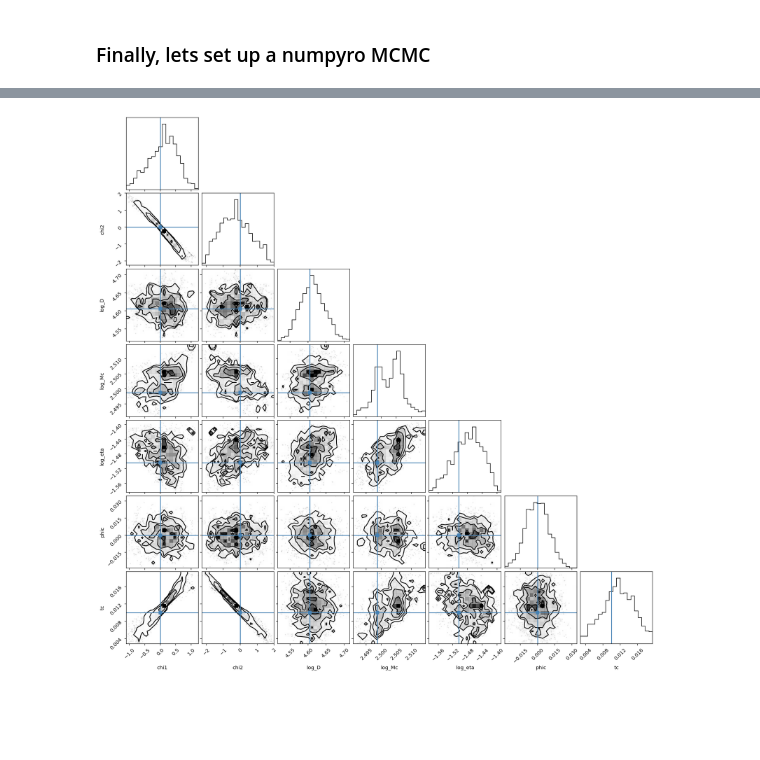
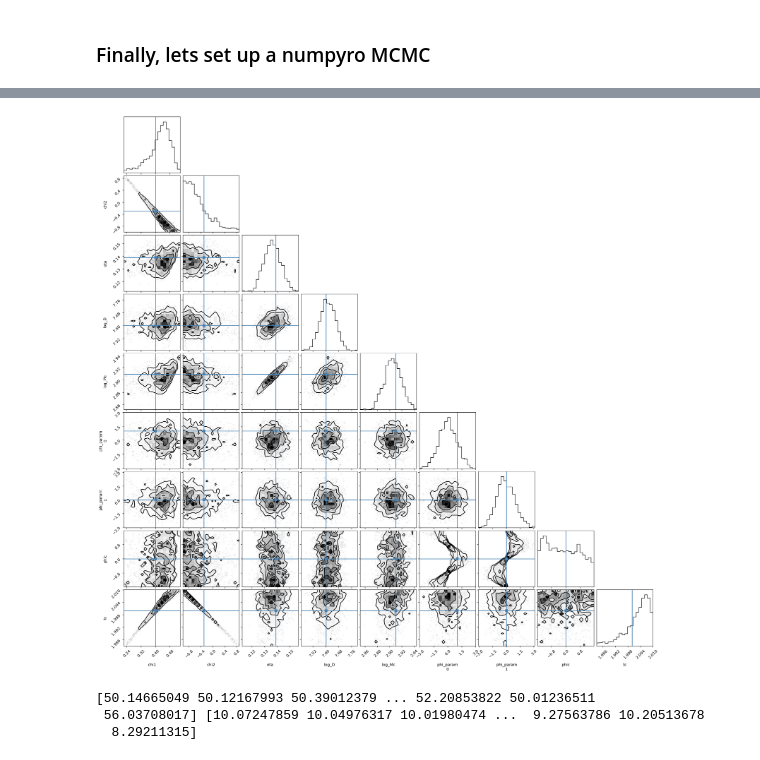
Before and after one commit to tedwards2412/GWPE_JAX, a Jupyter notebook: Notebooks/PE_firstlook.ipynb, the cells around one changed output, grey strips where cells are left out. Drawn from its saved outputs; the diff is of its cells as text; code cells hidden in the pictures; blank space fills up the shorter version.

```diff
--- a/Notebooks/PE_firstlook.ipynb
+++ b/Notebooks/PE_firstlook.ipynb
@@ -95,18 +91,16 @@ plt.plot(freqs, noise_fd_dict["H1"])
 ### Now lets generate a waveform and add them together
 # %%
 # Now lets compute the waveform ripple
-m1 = 20.0
+m1 = 50.0
 m2 = 10.0
-from diffwaveform import ms_to_Mc_eta
 Mc, eta = ms_to_Mc_eta(jnp.array([m1, m2]))
-chi1 = 0.0
-chi2 = 0.0
-D = 100.0
-tc = 0.01
+chi1 = 0.4
+chi2 = -0.3
+D = 2000.0
+tc = 2.0
 phic = 0.0
 
 f_list = freqs[freqs>fmin]
-sigma_list = np.sqrt(var[freqs>fmin])
 params = jnp.array([Mc, eta, chi1, chi2, D, tc, phic])
 hp = gen_IMRPhenomD(f_list, params)
 # %%
@@ -121,6 +118,8 @@ plt.show()
 # Note that I'm only using frequencies above 10 Hz since the waveform generation is not
 # reliable below this
 data = noise_fd_dict["H1"][freqs>fmin] + hp
+var = psd_dict["H1"] / (4.*delta_f)
+sigma_list = np.sqrt(var[freqs>fmin])
 # %% [markdown]
 ### Finally, lets set up a numpyro MCMC
 # %%
@@ -133,26 +132,29 @@ prior_sigma_eta = 0.1
 prior_sigma_chi = 5.0
 prior_sigma_D = 10.0
 
-prior_sigma_tc = 0.01
-prior_sigma_phic = 0.01
+prior_sigma_tc = 0.1
+prior_sigma_phic = np.pi
 
 
 def numpyro_likelihood(f, sigma, y=None):
     # Parameters of the model
     log_Mc = numpyro.sample("log_Mc", dist.Normal(np.log(Mc), prior_sigma_Mc))
-    log_eta = numpyro.sample("log_eta", dist.Normal(np.log(eta), prior_sigma_eta))
+    eta_ = numpyro.sample("eta", dist.Uniform(0.0, 0.25))
 
-    chi1_ = numpyro.sample("chi1", dist.Normal(chi1, prior_sigma_chi))
-    chi2_ = numpyro.sample("chi2", dist.Normal(chi2, prior_sigma_chi))
+    chi1_ = numpyro.sample("chi1", dist.Uniform(-1., 1.))
+    chi2_ = numpyro.sample("chi2", dist.Uniform(-1., 1.))
 
     log_D = numpyro.sample("log_D", dist.Normal(np.log(D), prior_sigma_D))
 
     tc_ = numpyro.sample("tc", dist.Uniform(tc-prior_sigma_tc, tc+prior_sigma_tc))
-    phic_ = numpyro.sample("phic", dist.Normal(phic, prior_sigma_phic))
+
+    phi_param = numpyro.sample("phi_param", dist.Normal(0., 1.0), sample_shape=(2,))
+    phic_ = numpyro.deterministic("phic", 0.5 * jnp.arctan2(phi_param[1], phi_param[0]))
+#     phic_ = numpyro.sample("phic", dist.Normal(phic, prior_sigma_phic))
 
     # This is the part I'm not sure I understand...
     # I'm not sure which part should be data and which part is
-    params = jnp.array([jnp.exp(log_Mc), jnp.exp(log_eta), chi1_, chi2_, jnp.exp(log_D), tc_, phic_])
+    params = jnp.array([jnp.exp(log_Mc), eta_, chi1_, chi2_, jnp.exp(log_D), tc_, phic_])
     waveform = gen_IMRPhenomD(f, params)
 
     # Likelihood definition
@@ -165,12 +171,12 @@ def numpyro_likelihood(f, sigma, y=None):
 # %%
 init = {
     "log_Mc": np.log(Mc),
-    "log_eta": np.log(eta),
+    "eta": eta,
     "chi1": chi1,
     "chi2": chi2,
     "log_D": np.log(D),
     "tc": tc,
-    "phic": phic,
+    "phi_param": np.array([np.cos(phic), np.sin(phic)]),
 }
 nuts_kernel = NUTS(
     numpyro_likelihood, dense_mass=True, target_accept_prob=0.9,
@@ -185,5 +191,5 @@ mcmc = MCMC(
 )
 rng_key = jax.random.PRNGKey(34923)
 
-mcmc.run(rng_key, f_list[::100], sigma_list[::100], y=data[::100])
+mcmc.run(rng_key, f_list[:1500], sigma_list[:1500], y=data[:1500])
 samples = mcmc.get_samples()
@@ -212,4 +219,16 @@ az.summary(trace)
 # %%
+init["phic"] = phic
 corner.corner(trace, truths=init);
 # %% [output]
-[figure, old version]
+[figure, new version]
+# %%
+a = trace.posterior["chi1"].values.flatten()
+b = trace.posterior["chi2"].values.flatten()
+from ripple import Mc_eta_to_ms
+
+m1, m2 = Mc_eta_to_ms(np.array([np.exp(trace.posterior["log_Mc"].values.flatten()), trace.posterior["eta"].values.flatten()]))
+print(m1, m2)
+# %% [output]
+[50.14665049 50.12167993 50.39012379 ... 52.20853822 50.01236511
+ 56.03708017] [10.07247859 10.04976317 10.01980474 ...  9.27563786 10.20513678
+  8.29211315]
```
Also changed, not shown: parts of 16 cells of this notebook, 1 other file.
